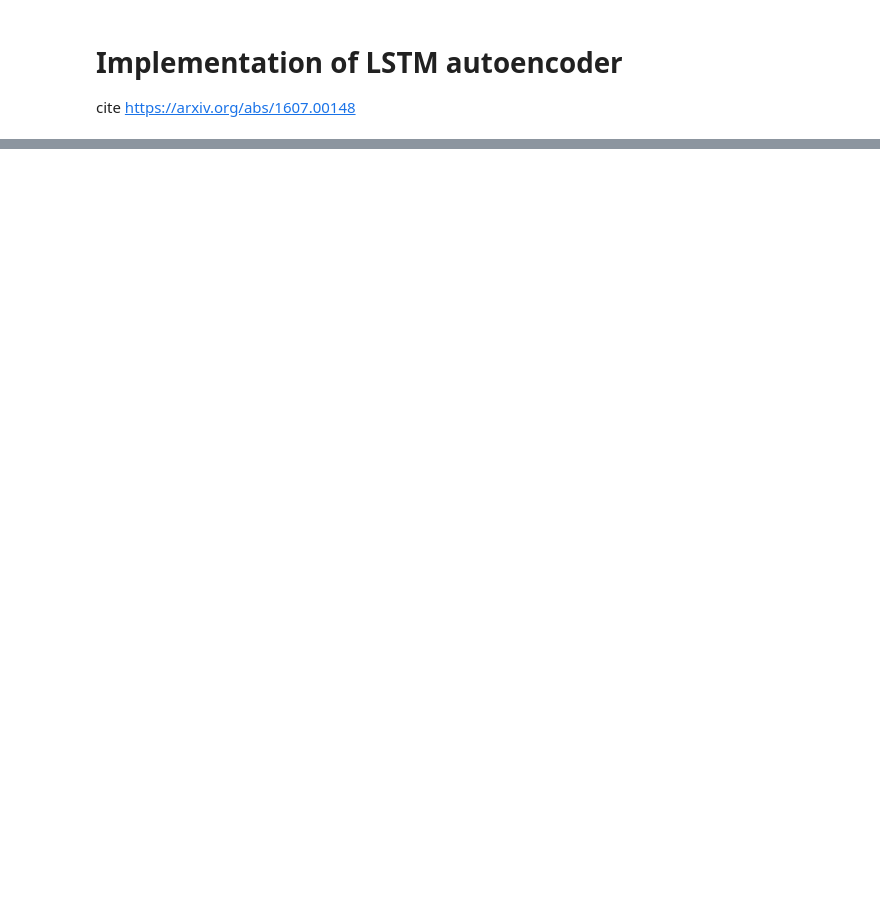
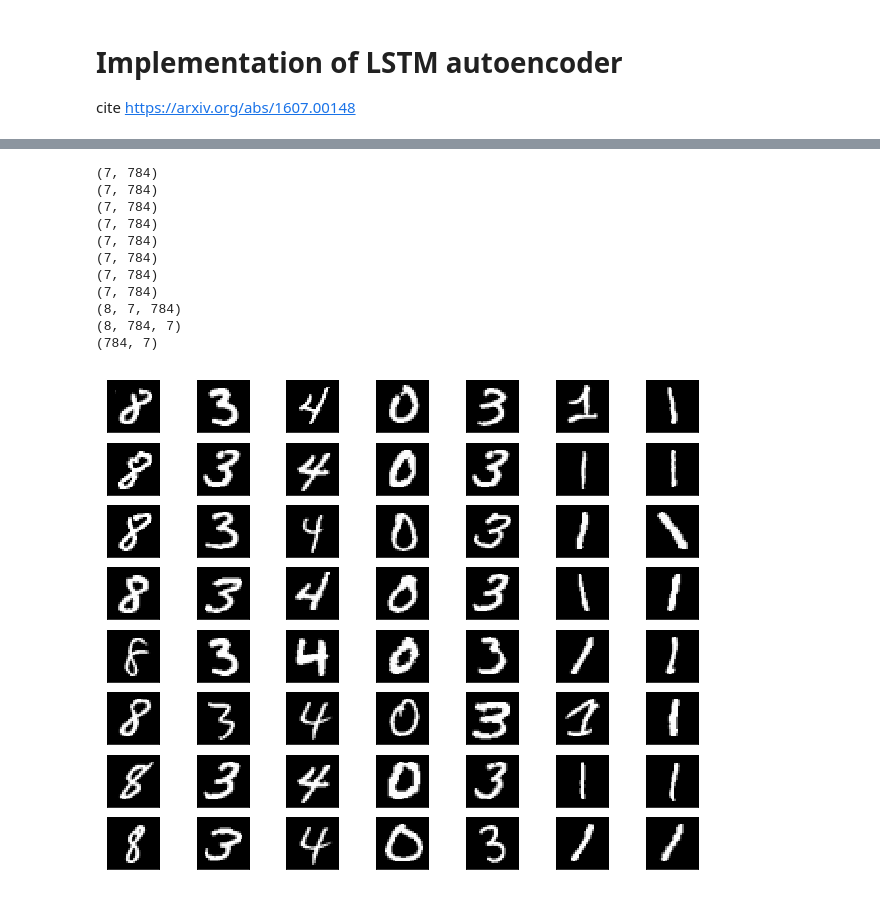
Before and after one commit to zc8340311/playground, a Jupyter notebook: LSTM-autoencoder.ipynb, the cells around one changed output, grey strips where cells are left out. Drawn from its saved outputs; the diff is of its cells as text; code cells hidden in the pictures; blank space fills up the shorter version.

```diff
--- a/LSTM-autoencoder.ipynb
+++ b/LSTM-autoencoder.ipynb
@@ -13 +33,50 @@ class lstm_autoencoder(object):
+# %%
+d = defaultdict(list)
+for index,num in enumerate(y):
+    d[num].append(index)
+def gen_picseq(X,invind,seq=[8,3,4,0,3,1,1],seed=17):
+    np.random.seed(seed)
+    pic_seq = []
+    for i in seq:
+        pi = np.random.choice(d[i])
+        pic_seq.append(X[pi])
+    return pic_seq
+
+pic_seqs = []
+num = 8
+for _ in range(8):
+    pq = np.stack(gen_picseq(X=x,invind=d,seed=np.random.randint(65535)))
+    print pq.shape
+    pic_seqs.append(pq)
+pic_seqs = np.stack(pic_seqs)
+print pic_seqs.shape
+pic_seqs = np.transpose(pic_seqs,axes=[0,2,1])
+print pic_seqs.shape
+
+pic_list = map(lambda x: x.reshape(784,7),np.split(pic_seqs,indices_or_sections=8,axis=0))
+print pic_list[0].shape
+# for i in range(7):
+#     plt.imshow(pic_list[0][:,i].reshape(28,28),cmap='gray')
+#     plt.show()
+fig,ax = plt.subplots(ncols=7,nrows=8)
+for i in range(8):
+    for j in range(7):
+        ax[i][j].imshow(pic_list[i][:,j].reshape(28,28),cmap='gray')
+        ax[i][j].axes.get_yaxis().set_visible(False)
+        ax[i][j].axes.get_xaxis().set_visible(False)
+fig.set_size_inches(11,9)
+plt.show()
+# %% [output]
+(7, 784)
+(7, 784)
+(7, 784)
+(7, 784)
+(7, 784)
+(7, 784)
+(7, 784)
+(7, 784)
+(8, 7, 784)
+(8, 784, 7)
+(784, 7)
+[figure, added]
 # %%
```
Also changed, not shown: parts of 6 cells of this notebook, 2 other files.
